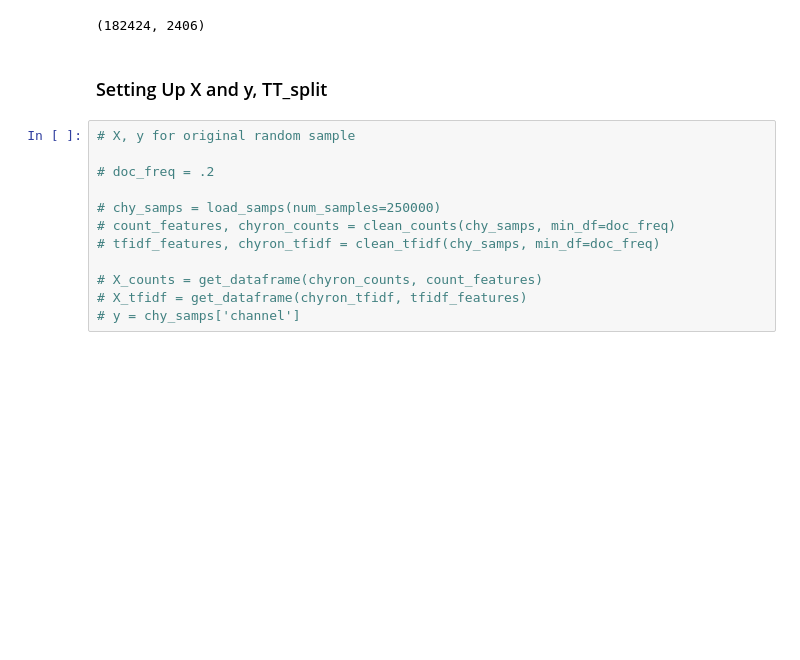
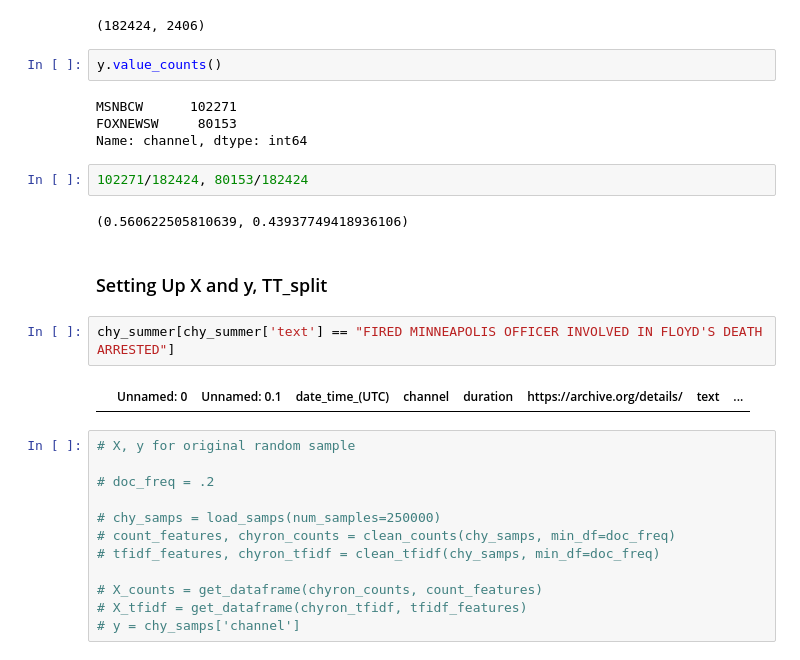
Before and after one commit to leckieje/chyrons_nlp, a Jupyter notebook: chyrons_book.ipynb, the cells around one changed output. Drawn from its saved outputs; the diff is of its cells as text; blank space fills up the shorter version.

```diff
--- a/chyrons_book.ipynb
+++ b/chyrons_book.ipynb
@@ -486,8 +486,22 @@ count_vec.shape, tfidf_vec.shape, tri_vec.shape
 tfidf_vec.shape
 # %% [output]
 (182424, 2406)
+# %%
+y.value_counts()
+# %% [output]
+MSNBCW      102271
+FOXNEWSW     80153
+Name: channel, dtype: int64
+# %%
+102271/182424, 80153/182424
+# %% [output]
+(0.560622505810639, 0.43937749418936106)
 # %% [markdown]
 ### Setting Up X and y, TT_split
+# %%
+chy_summer[chy_summer['text'] == "FIRED MINNEAPOLIS OFFICER INVOLVED IN FLOYD'S DEATH ARRESTED"]
+# %% [output]
+|  | Unnamed: 0 | Unnamed: 0.1 | date_time_(UTC) | channel | duration | https://archive.org/details/ | text | ... |
 # %%
 # X, y for original random sample
 
```
Also changed, not shown: parts of 21 cells of this notebook.
